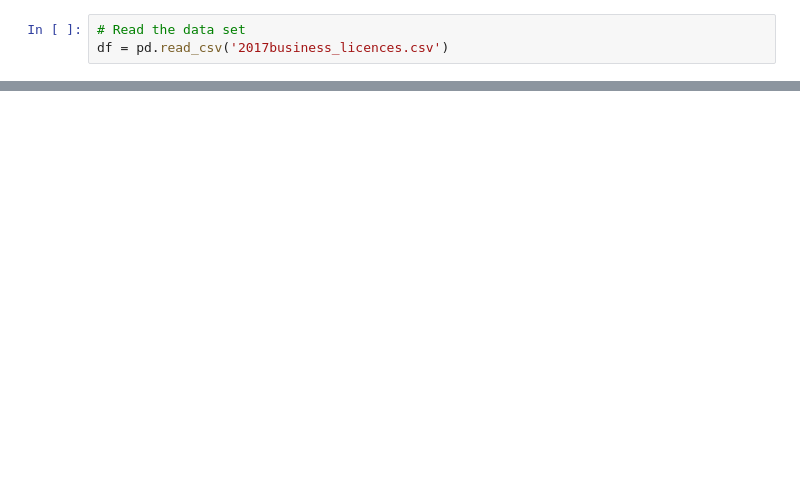
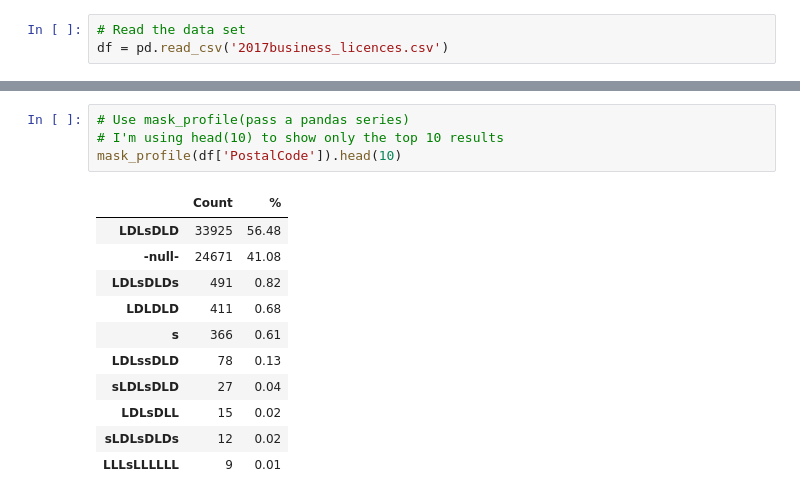
Before and after one commit to DataResponsibly/courses, a Jupyter notebook: documents/spring19/RDS_Lab8.ipynb, the cells around one changed output, grey strips where cells are left out. Cells and saved outputs as stored; diff of their text form; blank space fills up the shorter version.

```diff
--- a/documents/spring19/RDS_Lab8.ipynb
+++ b/documents/spring19/RDS_Lab8.ipynb
@@ -633,0 +631,16 @@ def mask_profile(series):
+# %%
+# Use mask_profile(pass a pandas series)
+# I'm using head(10) to show only the top 10 results
+mask_profile(df['PostalCode']).head(10)
+# %% [output]
+|  | Count | % |
+| LDLsDLD | 33925 | 56.48 |
+| -null- | 24671 | 41.08 |
+| LDLsDLDs | 491 | 0.82 |
+| LDLDLD | 411 | 0.68 |
+| s | 366 | 0.61 |
+| LDLssDLD | 78 | 0.13 |
+| sLDLsDLD | 27 | 0.04 |
+| LDLsDLL | 15 | 0.02 |
+| sLDLsDLDs | 12 | 0.02 |
+| LLLsLLLLLL | 9 | 0.01 |
```
Also changed, not shown: parts of 15 cells of this notebook.
